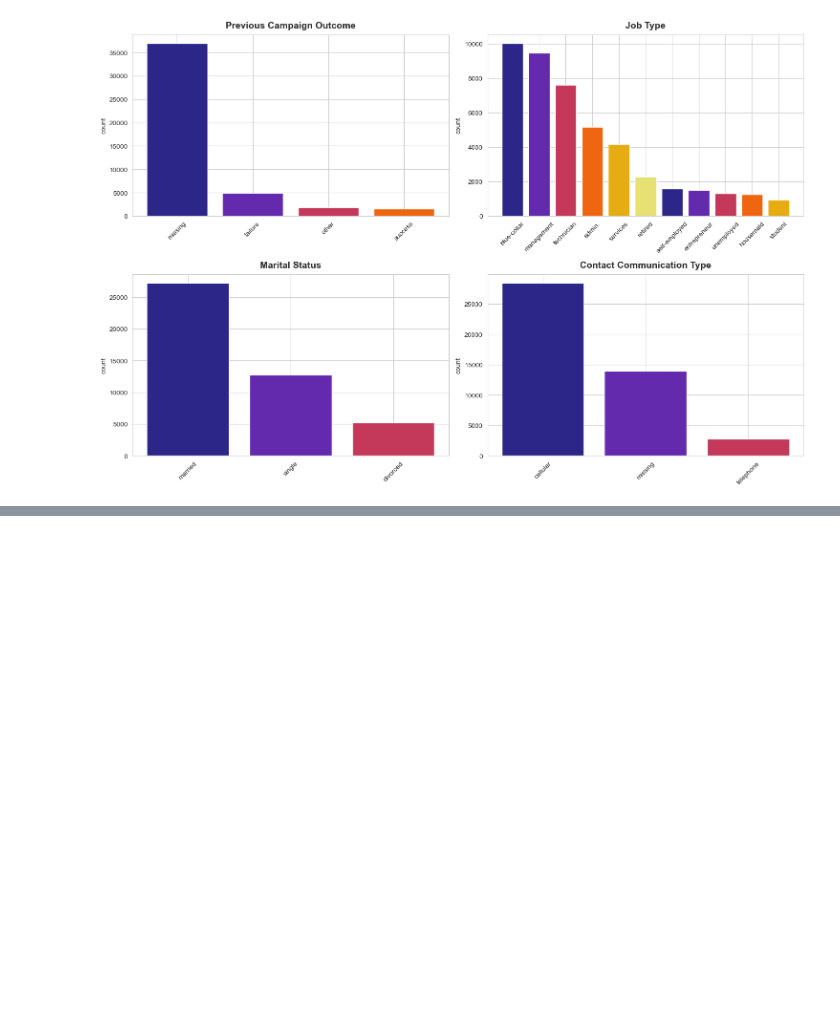
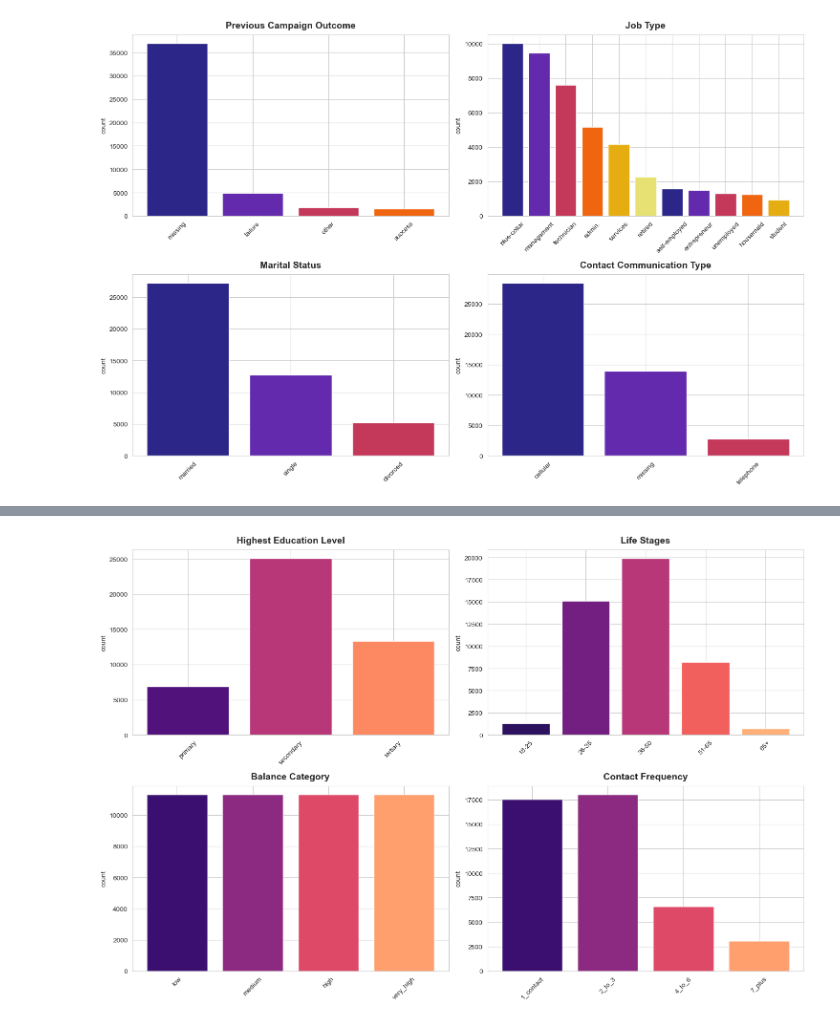
Before and after one commit to samermarroki/ADS500Bfinalproject, a Jupyter notebook: data_analysis/visualization_and_data_analysis.ipynb, the cells around one changed output, grey strips where cells are left out. Cells and saved outputs as stored; diff of their text form; code cells hidden in the pictures; blank space fills up the shorter version.

Commit message:
Updated visualizations and data analysis

```diff
--- a/data_analysis/data_analysis.ipynb
+++ b/data_analysis/visualization_and_data_analysis.ipynb
@@ -348,0 +360,35 @@ plt.show()
+# %%
+# visualization of ordinal columns
+ordinal_order = {
+    'education': ['primary', 'secondary', 'tertiary'],
+    'age_group': ['18-25', '26-35', '36-50', '51-65', '65+'],
+    'balance_band': ['low', 'medium', 'high', 'very_high'],
+    'campaign_band': ['1_contact', '2_to_3', '4_to_6', '7_plus']
+}
+# ordinal variables title chart
+title = {
+    'education':'Highest Education Level',
+    'age_group':'Life Stages',
+    'balance_band':'Balance Category',
+    'campaign_band':'Contact Frequency'
+}
+
+ordinal_cols = list(ordinal_order.keys())
+fig, axes = plt.subplots(2, 2,figsize=(15, 10))
+axes = axes.flatten()
+
+for i, col in enumerate(ordinal_cols):
+    counts = bank_reduced_df[col].value_counts()
+    ordered_counts = counts.reindex(ordinal_order[col])
+    colors = sns.color_palette('magma', len(ordered_counts))
+    axes[i].bar(ordered_counts.index, ordered_counts.values, color = colors)
+    axes[i].set_title(title[col], fontsize=14, fontweight='bold',pad=10)
+    axes[i].set_xlabel('')
+    axes[i].set_ylabel('count')
+    axes[i].tick_params(axis='x', rotation=45)  # rotates label
+
+plt.tight_layout()
+plt.savefig('../images/ordinal_variables_barchart.png')
+plt.show()
+# %% [output]
+[figure, added]
```
Also changed, not shown: parts of 15 cells of this notebook, 9 other files.
